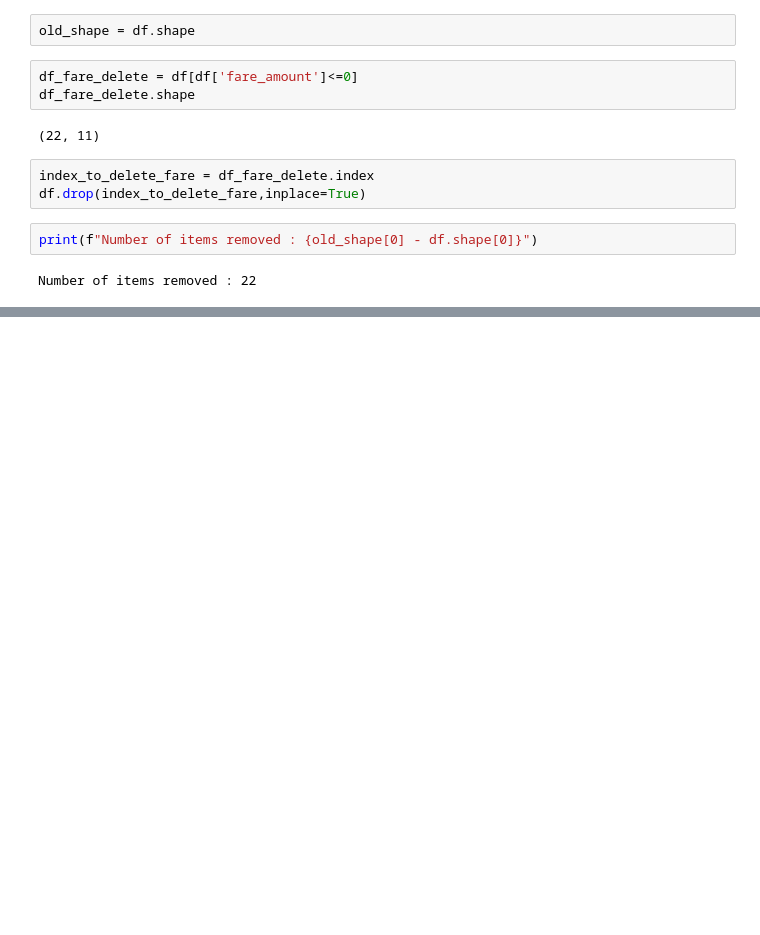
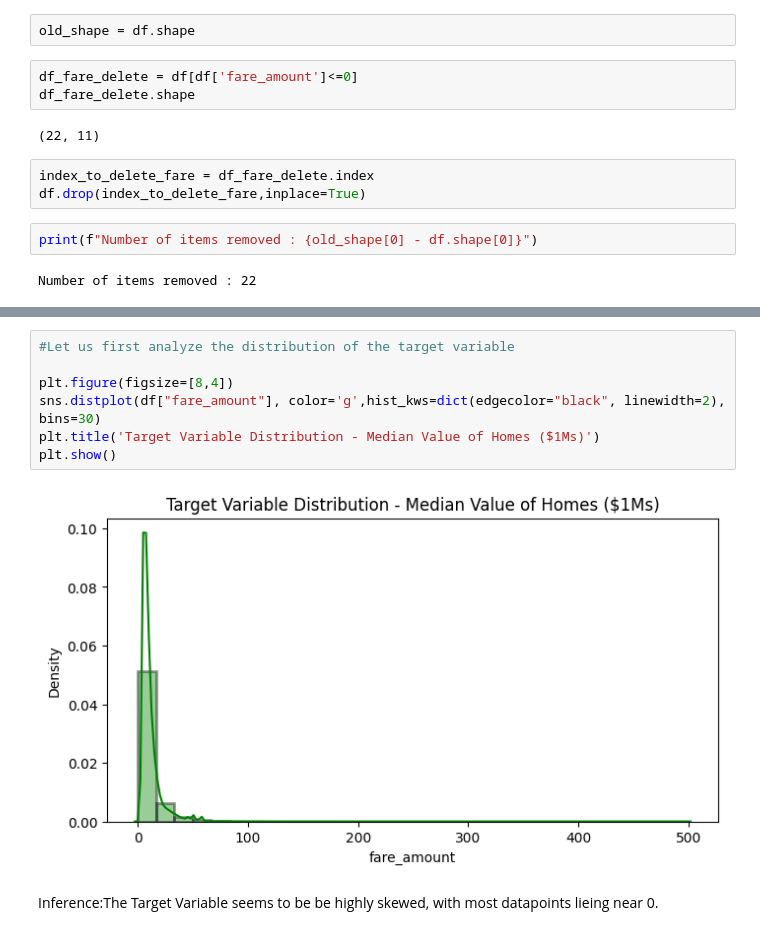
Before and after one commit to MLFOLKS/Uber_Project_Pipeline, a Jupyter notebook: notebooks/eda.ipynb, the cells around one changed output, grey strips where cells are left out. Saved outputs shown, nothing was run; the diff lists cells and outputs as text; blank space fills up the shorter version.

```diff
--- a/notebooks/eda.ipynb
+++ b/notebooks/eda.ipynb
@@ -247,0 +332,11 @@ Number of items removed : 22
+# %%
+#Let us first analyze the distribution of the target variable
+
+plt.figure(figsize=[8,4])
+sns.distplot(df["fare_amount"], color='g',hist_kws=dict(edgecolor="black", linewidth=2), bins=30)
+plt.title('Target Variable Distribution - Median Value of Homes ($1Ms)')
+plt.show()
+# %% [output]
+[figure, added]
+# %% [markdown]
+Inference:The Target Variable seems to be be highly skewed, with most datapoints lieing near 0.
```
Also changed, not shown: parts of 15 cells of this notebook.
